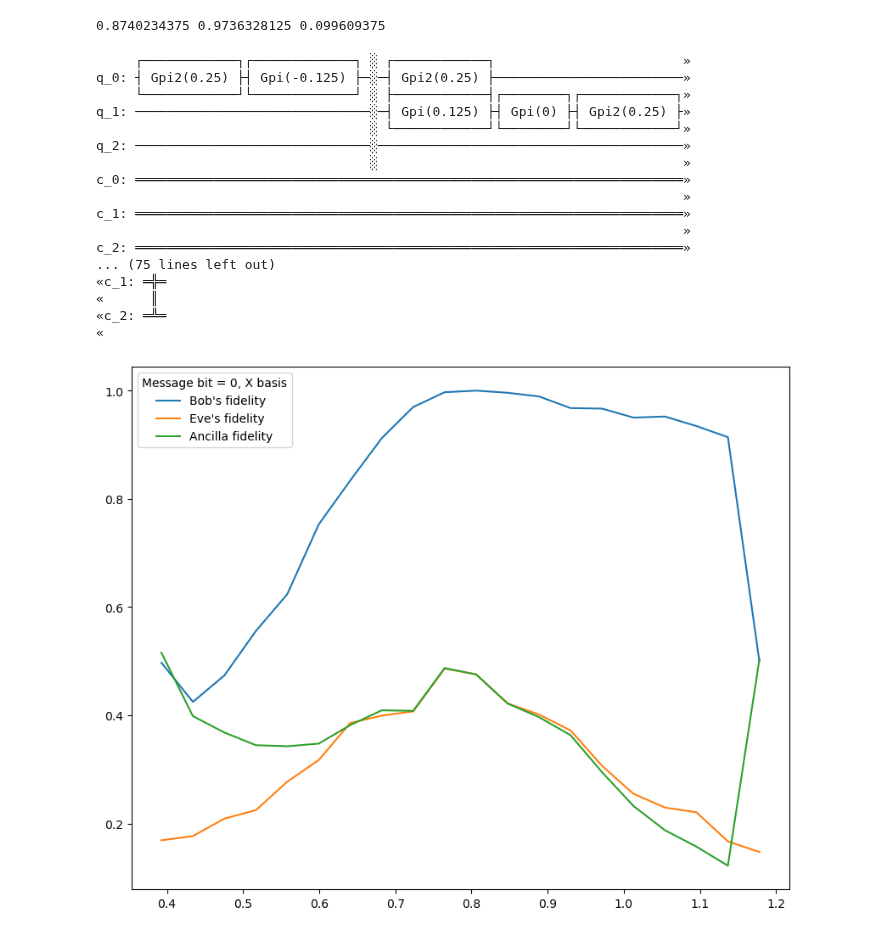
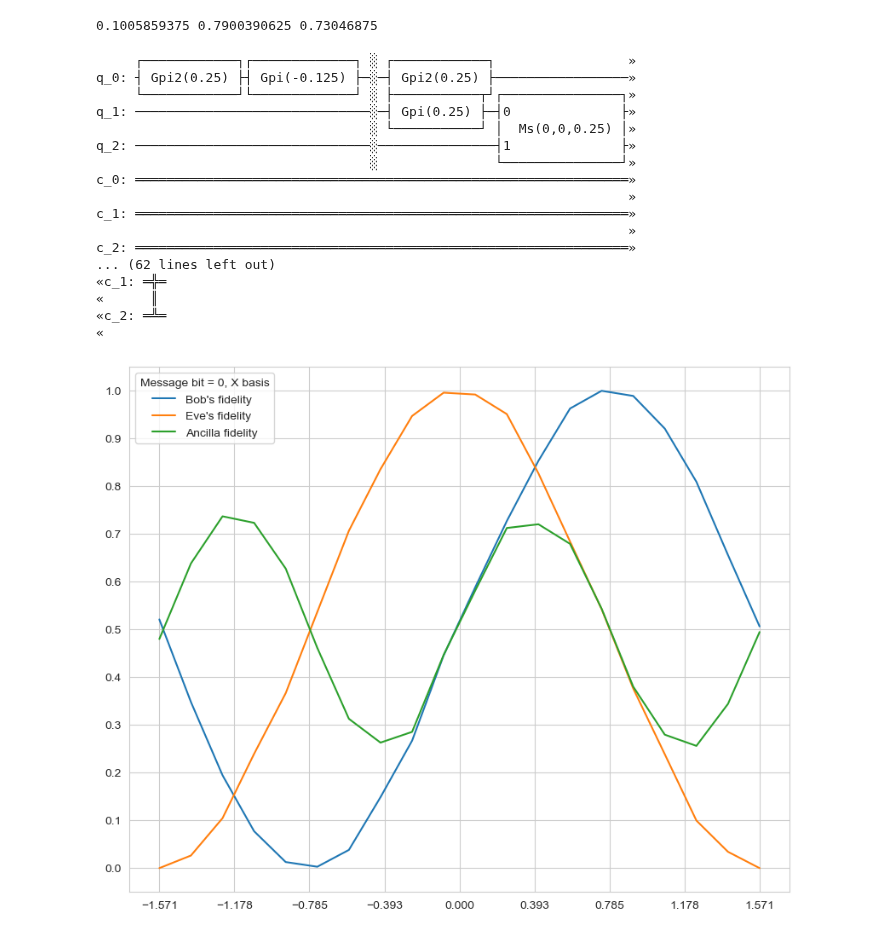
Before and after one commit to egrace479/QuForceBB84Proj, a Jupyter notebook: notebooks/IonQ_Nov2022_test2.ipynb, the cells around one changed output. Drawn from its saved outputs; the diff is of its cells as text; code cells hidden in the pictures.

```diff
--- a/notebooks/IonQ_Nov2022_test2.ipynb
+++ b/notebooks/IonQ_Nov2022_test2.ipynb
@@ -17,6 +17,9 @@ from qiskit import Aer, execute, assemble
 from numpy.random import randint, shuffle
 import numpy as np
 import matplotlib.pyplot as plt
+import seaborn as sns
+
+sns.set_style("whitegrid")
 
 # To supress the deprecation warnings
 import warnings
@@ -115,19 +97,23 @@ def measurement_prep(qc, bitval, basis):
 
     return qc
 # %%
-def eve_clones(qc, theta1):
-    theta = theta_maker(theta1)
+def eve_clones(qc, theta2):
+    theta = [np.pi/4, theta2, theta2]
 
-    qc.append(GPIGate(1/8), [1])
-    qc.append(GPIGate(0), [1])
-    qc.append(GPI2Gate(1/4), [1])
-    qc.append(GPIGate((theta[0] + np.pi/4)/(2 * np.pi)), [1])
-    qc.append(GPI2Gate(1/4), [1])
-    qc.append(GPIGate(1/8), [1])
+    #Eve Prep
+
+#    qc.append(GPIGate(1/8), [1])
+#    qc.append(GPIGate(0), [1])
+#    qc.append(GPI2Gate(1/4), [1])
+#    qc.append(GPIGate((theta[0] + np.pi/4)/(2 * np.pi)), [1])
+#    qc.append(GPI2Gate(1/4), [1])
+#    qc.append(GPIGate(1/8), [1])
+
+    qc.append(GPIGate(1/4), [1])
 
     qc.append(MSGate(0,0), [1,2])
 
-    qc.append(GPIGate(3/8), [1])
+    qc.append(GPIGate(1/8), [1])
 
     qc.append(GPIGate((np.pi/4 - theta[1])/(2 * np.pi)), [2])
 
@@ -135,12 +121,15 @@ def eve_clones(qc, theta1):
 
     qc.append(GPI2Gate(-1/4),[2])
 
+
     qc.append(GPIGate(1/8),[1])
     qc.append(GPIGate(0), [1])
     qc.append(GPI2Gate(1/4), [1])
     qc.append(GPIGate(theta[2]/(2*np.pi)), [1])
     qc.append(GPI2Gate(1/4), [1])
     qc.append(GPIGate(1/8), [1])
+
+    #Eve Clone
 
     qc.append(GPI2Gate(1/4), [0])
 
@@ -165,7 +154,7 @@ def eve_clones(qc, theta1):
 
     return qc
 # %%
-def run_experiment(theta1, bitval, basis):
+def run_experiment(theta2, bitval, basis):
     qc = QuantumCircuit(3,3)
 
     # Alice prepares her qubit to send
@@ -173,7 +162,7 @@ def run_experiment(theta1, bitval, basis):
     qc.barrier()
 
     # Eve clones the flying qubit
-    eve_clones(qc, theta1)
+    eve_clones(qc, theta2)
 
     qc.barrier()
     # Bob and Eve prepare to measure
@@ -295,49 +284,51 @@ c_2: ═════════════════════════
 «c_2: ═╩═
 «
 # %%
-qc, B, E, A = run_experiment(np.pi/8 + 0.1, 1, 'Y')
+qc, B, E, A = run_experiment(np.pi/8 + 0.079, 1, 'Y')
 print(B,E,A)
 qc.draw()
 # %% [output]
-0.8740234375 0.9736328125 0.099609375
+0.1005859375 0.7900390625 0.73046875
-     ┌────────────┐┌─────────────┐ ░ ┌────────────┐                        »
-q_0: ┤ Gpi2(0.25) ├┤ Gpi(-0.125) ├─░─┤ Gpi2(0.25) ├────────────────────────»
-     └────────────┘└─────────────┘ ░ ├────────────┤┌────────┐┌────────────┐»
-q_1: ──────────────────────────────░─┤ Gpi(0.125) ├┤ Gpi(0) ├┤ Gpi2(0.25) ├»
-                                   ░ └────────────┘└────────┘└────────────┘»
-q_2: ──────────────────────────────░───────────────────────────────────────»
-                                   ░                                       »
-c_0: ══════════════════════════════════════════════════════════════════════»
-                                                                           »
-c_1: ══════════════════════════════════════════════════════════════════════»
-                                                                           »
-c_2: ══════════════════════════════════════════════════════════════════════»
-... (75 lines left out)
+     ┌────────────┐┌─────────────┐ ░ ┌────────────┐                 »
+q_0: ┤ Gpi2(0.25) ├┤ Gpi(-0.125) ├─░─┤ Gpi2(0.25) ├─────────────────»
+     └────────────┘└─────────────┘ ░ ├───────────┬┘┌───────────────┐»
+q_1: ──────────────────────────────░─┤ Gpi(0.25) ├─┤0              ├»
+                                   ░ └───────────┘ │  Ms(0,0,0.25) │»
+q_2: ──────────────────────────────░───────────────┤1              ├»
+                                   ░               └───────────────┘»
+c_0: ═══════════════════════════════════════════════════════════════»
+                                                                    »
+c_1: ═══════════════════════════════════════════════════════════════»
+                                                                    »
+c_2: ═══════════════════════════════════════════════════════════════»
+... (62 lines left out)
 «c_1: ═╬═
 «      ║
 «c_2: ═╩═
 «
 # %%
-ts = np.linspace(np.pi/8, 3*np.pi/8, 20)
+ts = np.linspace(-np.pi/2, np.pi/2, 20)
 B = []
 E = []
 A = []
 for j in range(len(ts)):
     qc, b, e, a = run_experiment(ts[j],0, 'X')
     B.append(b)
     E.append(e)
     A.append(a)
 
 B = np.array(B)
 E = np.array(E)
 A = np.array(A)
 
 plt.figure(figsize=(10,8))
 plt.plot(ts, B, label = "Bob's fidelity")
 plt.plot(ts, E, label = "Eve's fidelity")
 plt.plot(ts, A, label = "Ancilla fidelity")
+plt.yticks(np.arange(0,1.1, step = .1))
+plt.xticks(np.arange(-np.pi/2, 5*np.pi/8, step = np.pi/8))
 plt.legend(title="Message bit = 0, X basis")
 plt.show()
 # %% [output]
-[figure, old version]
+[figure, new version]
 # %%
```
Also changed, not shown: parts of 7 cells of this notebook.
